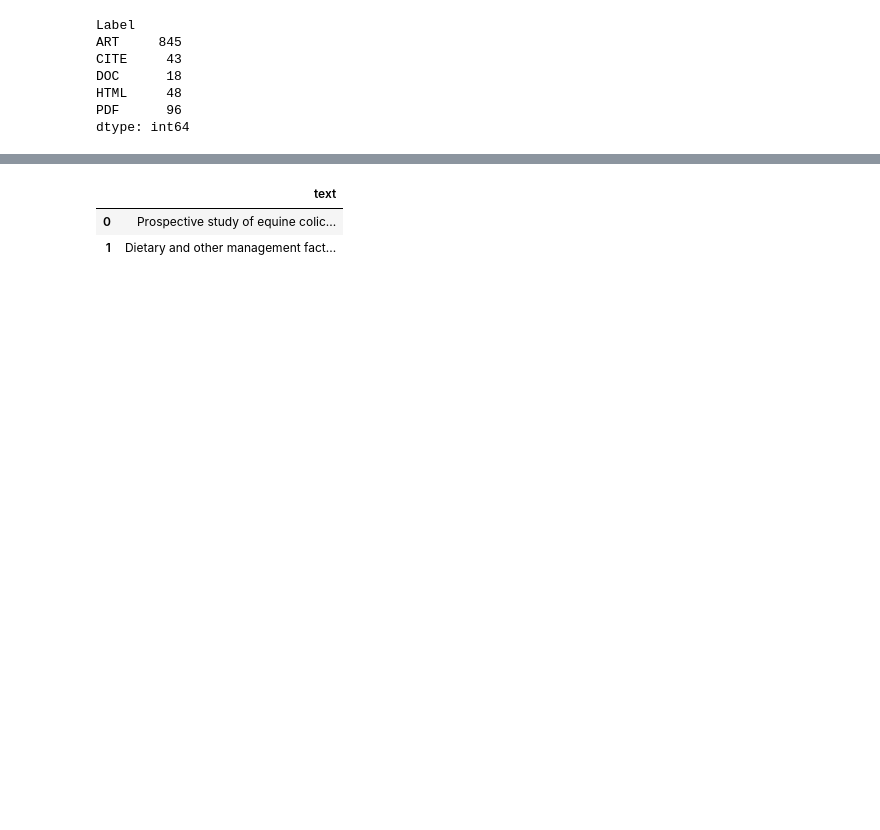
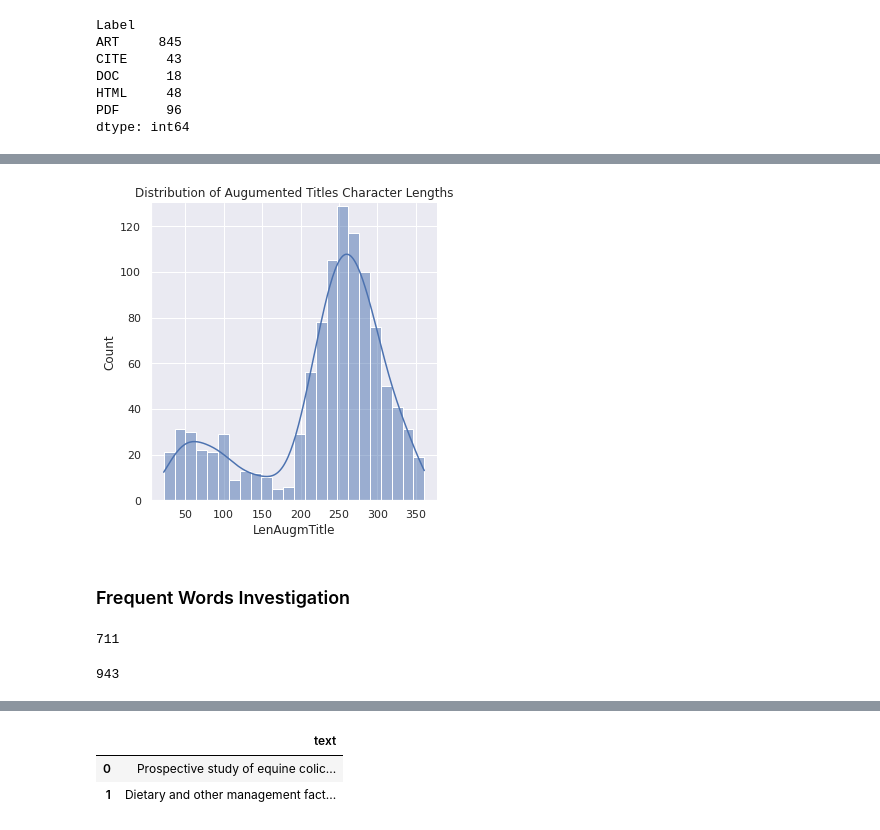
Before and after one commit to SolanaO/Healthcare_SparkNLP_Study, a Jupyter notebook: dataPreprocessing.ipynb, the cells around one changed output, grey strips where cells are left out. Saved outputs shown, nothing was run; the diff lists cells and outputs as text; code cells hidden in the pictures; blank space fills up the shorter version.

```diff
--- a/dataPreprocessing.ipynb
+++ b/dataPreprocessing.ipynb
@@ -121,0 +160,4 @@ horse_df.head(2)
+# %%
+# Create a column that records the character length of the augumented titles
+horse_df['LenAugmTitle'] = horse_df['AugmTitle'].str.len()
+horse_df.head(2)
@@ -121,0 +190,37 @@ horse_df.head(2)
+# %%
+# Drop the rows with texts shorter than 20 characters
+updated_df = horse_df[horse_df.LenAugmTitle > 21]
+# %%
+# Adjust figure size and font size
+sns.set(rc = {"figure.figsize":(18,8)})
+
+# Plot the distribution of length of the augumented title
+sns.displot(updated_df['LenAugmTitle'], kde = True)
+
+# Pad margins so that markers don't get clipped by the axes
+plt.margins(x=0.05, y=0.01, tight=True)
+
+# Create title
+plt.title("Distribution of Augumented Titles Character Lengths");
+# %% [output]
+[figure, added]
+# %% [markdown]
+### Frequent Words Investigation
+# %%
+# Lowercase the titles
+horse_df['CleanTitle'] = horse_df['CleanTitle'].str.lower()
+
+# Check how many titles contain the word colic or Colic
+contain_values = horse_df[horse_df['CleanTitle'].str.contains('colic')]
+len(contain_values)
+# %% [output]
+711
+# %%
+# Lowercase the augmented titles
+horse_df['AugmTitle'] = horse_df['AugmTitle'].str.lower()
+
+# Check how many augmented titles contain the word colic
+contains_list = horse_df[horse_df['AugmTitle'].str.contains('colic')]
+len(contains_list)
+# %% [output]
+943
```
Also changed, not shown: parts of 36 cells of this notebook.
